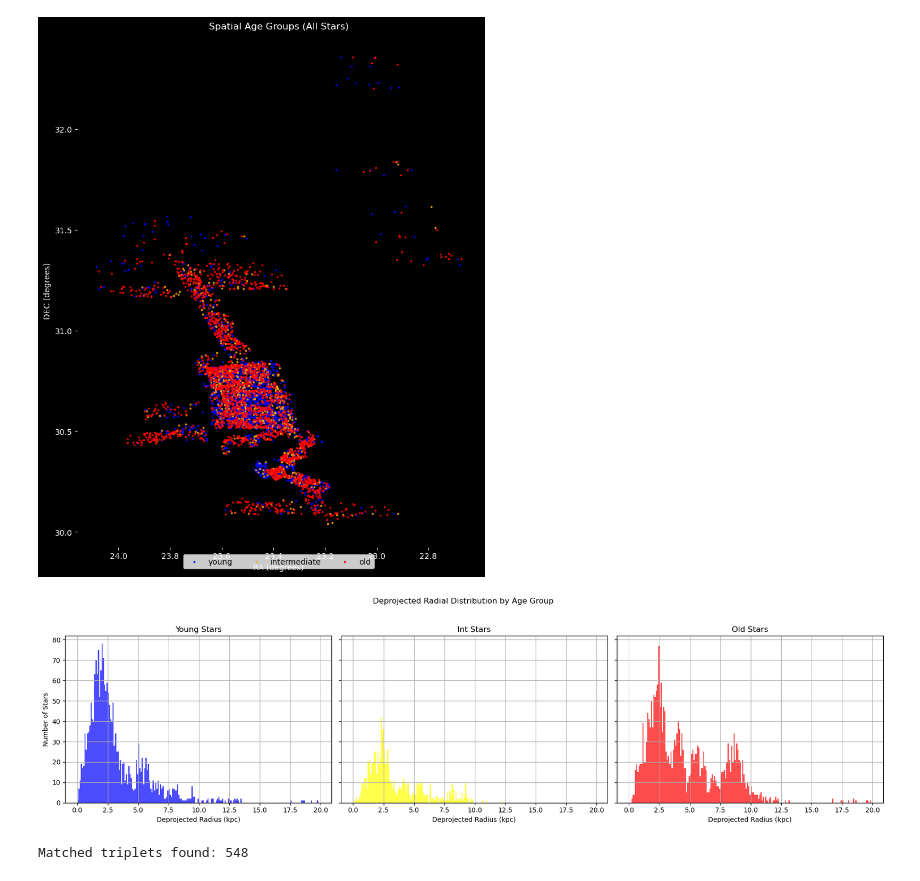
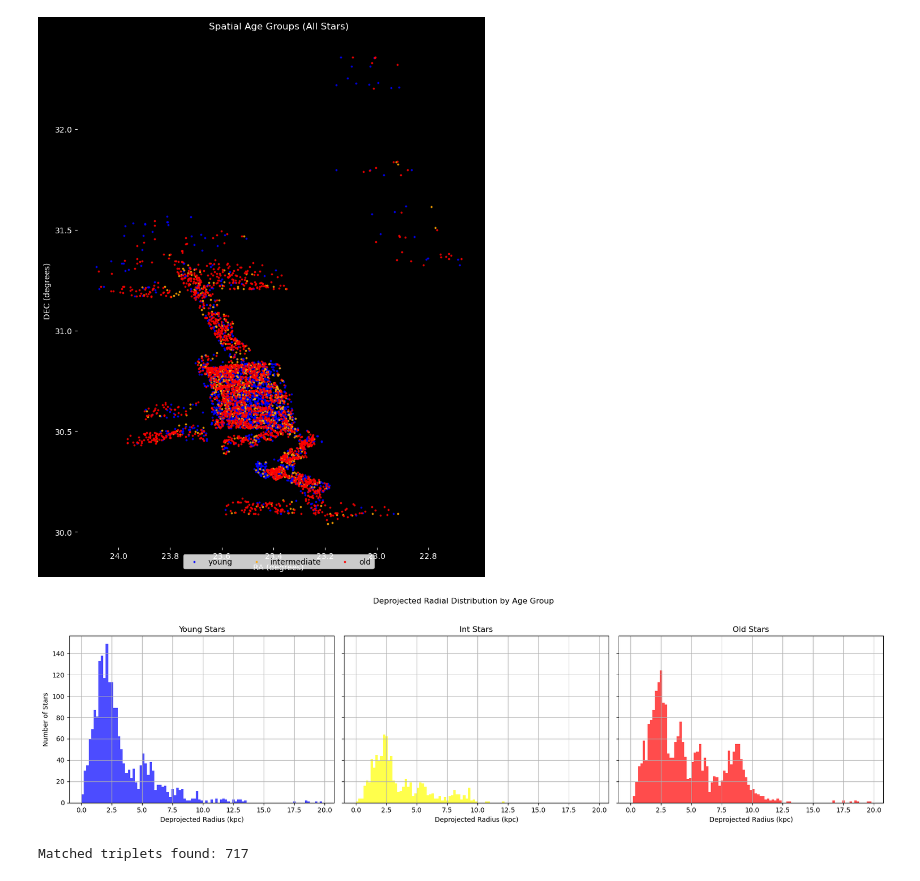
Before and after one commit to Gautam-Kumaran/M33_Analysis, a Jupyter notebook: SIP Codes/spatialv1.ipynb, the cells around one changed output. Cells and saved outputs as stored; diff of their text form; code cells hidden in the pictures.

```diff
--- a/SIP Codes/spatialv1.ipynb
+++ b/SIP Codes/spatialv1.ipynb
@@ -196,36 +196,36 @@ df['r_deproj_kpc']    = r_deproj_arcmin * scale
 # %%
 import numpy as np
 import matplotlib.pyplot as plt
 
 # === Deprojected radial histogram by age ===
-bins = np.arange(0, 20, 0.1)
+bins = np.arange(0, 20, 0.2)
 age_groups = ['young', 'int', 'old']
 colors = {'young': 'blue', 'int': 'yellow', 'old': 'red'}
 
 fig, axes = plt.subplots(1, 3, figsize=(18, 5), sharey=True)
 
 for ax, group in zip(axes, age_groups):
     subset = df[df['age_group'] == group]
     ax.hist(
         subset['r_deproj_kpc'],
         bins=bins,
         histtype='stepfilled',
         color=colors[group],
         alpha=0.7
     )
     ax.set_title(f'{group.capitalize()} Stars')
     ax.set_xlabel('Deprojected Radius (kpc)')
     if ax is axes[0]:
         ax.set_ylabel('Number of Stars')
     ax.grid(True)
 
 plt.suptitle('Deprojected Radial Distribution by Age Group')
 plt.tight_layout(rect=[0, 0, 1, 0.95])
 plt.show()
 # %% [output]
-[figure, old version]
+[figure, new version]
 # %%
-from astropy.coordinates import SkyCoord
+from astropy.coordinates import SkyCoord, search_around_sky
 import astropy.units as u
 import pandas as pd
 from tqdm import tqdm
@@ -235,47 +235,50 @@ young_df = df[df['age_group'] == 'young'].copy()
 int_df   = df[df['age_group'] == 'int'].copy()
 old_df   = df[df['age_group'] == 'old'].copy()
 
-# === Create SkyCoord objects ===
+# Build SkyCoord objects
 young_coords = SkyCoord(ra=young_df['RA_DEG'].values * u.deg, dec=young_df['DEC_DEG'].values * u.deg)
 int_coords   = SkyCoord(ra=int_df['RA_DEG'].values * u.deg, dec=int_df['DEC_DEG'].values * u.deg)
 old_coords   = SkyCoord(ra=old_df['RA_DEG'].values * u.deg, dec=old_df['DEC_DEG'].values * u.deg)
 
-# === Matching ===
-matched_triplets = []
-match_radius = 1.0 * u.arcminute
-
+match_radius = 1.0 * u.arcmin
 used_int = set()
 used_old = set()
+triplets = []
 
-for i in tqdm(range(len(young_df)), desc="Matching triplets from young base"):
-    young_star = young_coords[i]
+for i in tqdm(range(len(young_df)), desc="Improved matching: young base"):
+    y_coord = young_coords[i]
+    y_index = young_df.index[i]
 
-    # Match to int stars
-    idx_int, sep2d_int, _ = young_star.match_to_catalog_sky(int_coords)
-    idx_int = int(idx_int)  # extract integer
-    if sep2d_int > match_radius or idx_int in used_int:
+    # Match intermediate stars
+    _, int_idxs, sep2d_int, _ = search_around_sky(SkyCoord([y_coord]), int_coords, match_radius)
+    viable_ints = [(j, s.arcminute) for j, s in zip(int_idxs, sep2d_int) if int_df.iloc[j].name not in used_int]
+    if not viable_ints:
         continue
+    best_int_idx, _ = min(viable_ints, key=lambda x: x[1])
 
-    # Match to old stars
-    idx_old, sep2d_old, _ = young_star.match_to_catalog_sky(old_coords)
-    idx_old = int(idx_old)  # extract integer
-    if sep2d_old > match_radius or idx_old in used_old:
+    # Match old stars
+    _, old_idxs, sep2d_old, _ = search_around_sky(SkyCoord([y_coord]), old_coords, match_radius)
+    viable_olds = [(j, s.arcminute) for j, s in zip(old_idxs, sep2d_old) if old_df.iloc[j].name not in used_old]
+    if not viable_olds:
         continue
+    best_old_idx, _ = min(viable_olds, key=lambda x: x[1])
 
-    used_int.add(idx_int)
-    used_old.add(idx_old)
-
-    matched_triplets.append({
-        'young_idx': young_df.index[i],
-        'int_idx': int_df.iloc[idx_int].name,
-        'old_idx': old_df.iloc[idx_old].name
+    # Record match
+    triplets.append({
+        'young_idx': y_index,
+        'int_idx': int_df.iloc[best_int_idx].name,
+        'old_idx': old_df.iloc[best_old_idx].name
     })
 
-# === Output ===
-triplets_df = pd.DataFrame(matched_triplets)
+    # Mark as used
+    used_int.add(int_df.iloc[best_int_idx].name)
+    used_old.add(old_df.iloc[best_old_idx].name)
+
+# Convert to DataFrame
+triplets_df = pd.DataFrame(triplets)
 print(f"Matched triplets found: {len(triplets_df)}")
 # %% [output]
-Matched triplets found: 548
+Matched triplets found: 717
 # %%
 triplet_full_data = pd.concat([
     df.loc[triplets_df['old_idx']].assign(group='old'),
```
Also changed, not shown: parts of 3 cells of this notebook.
